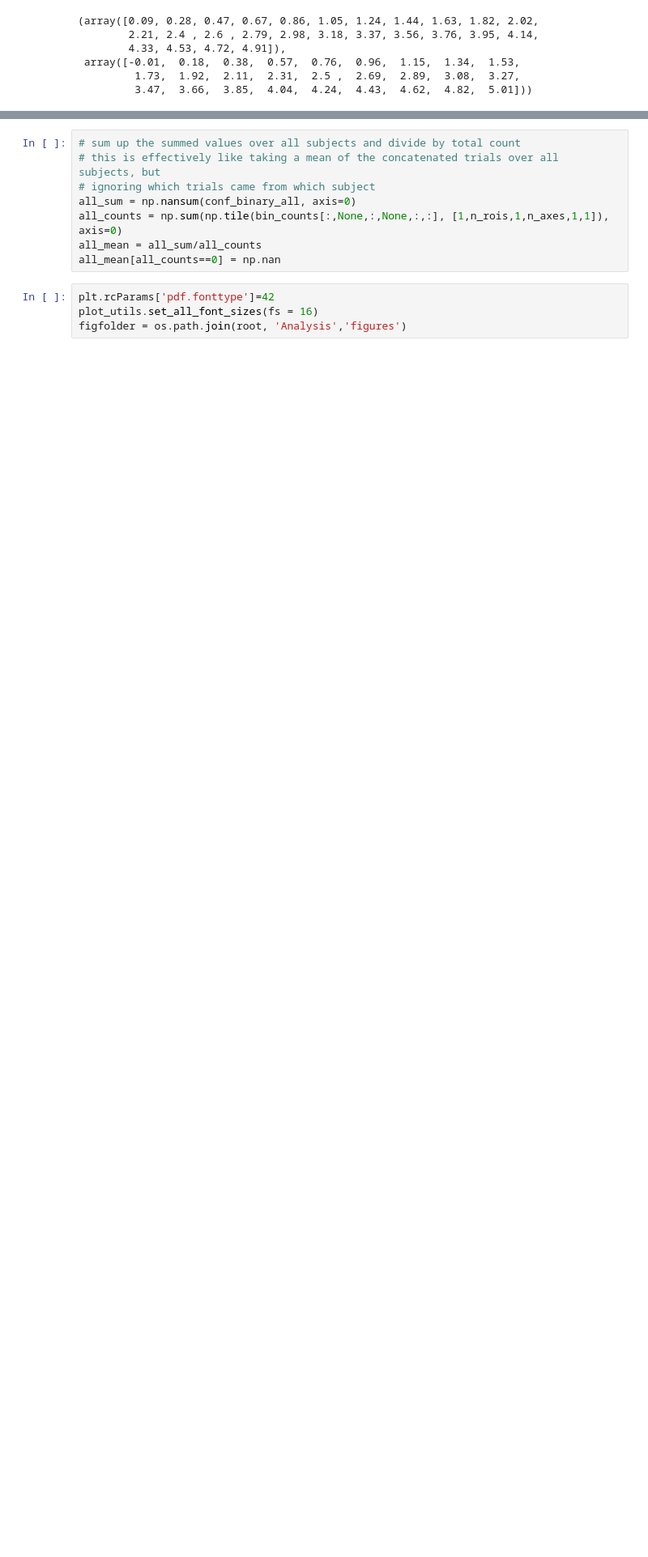
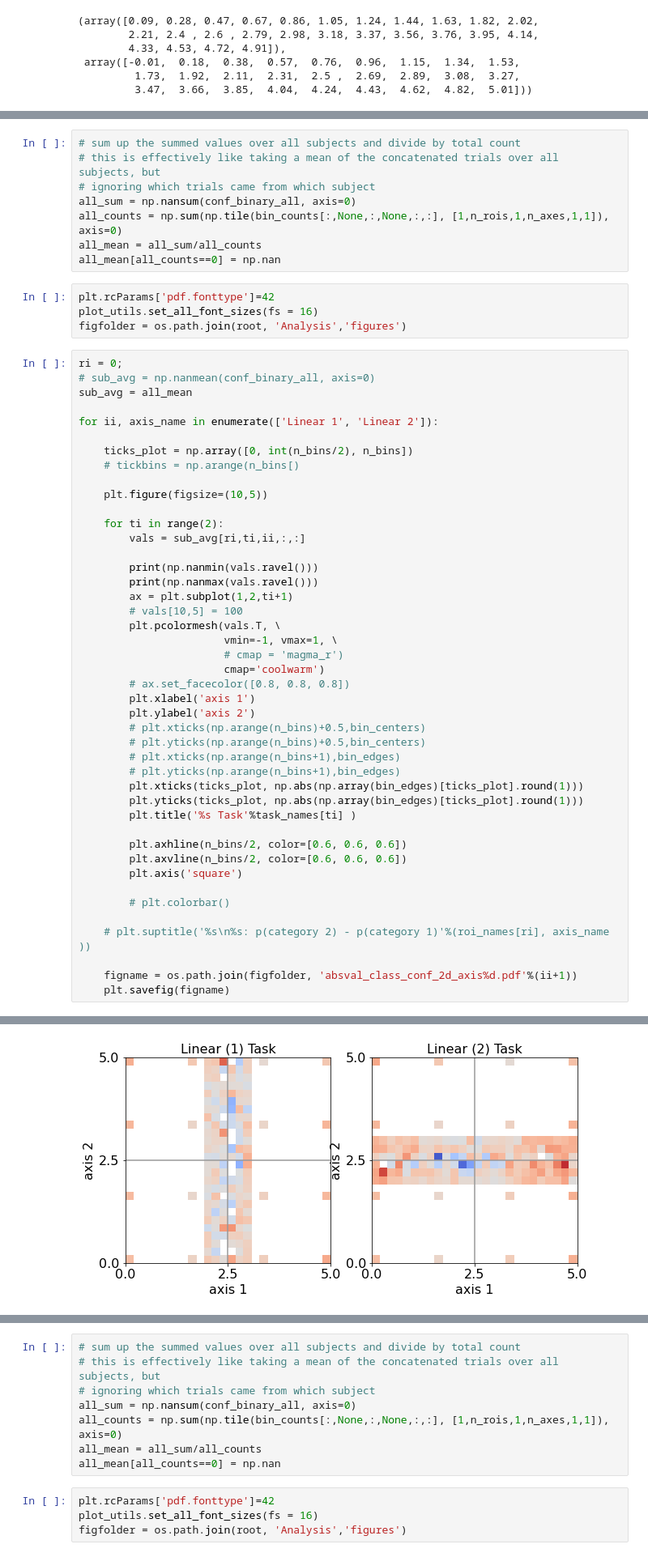
Before and after one commit to mmhenderson/shapeDim, a Jupyter notebook: Analysis/multinomial_decoding/vis_class_preds.ipynb, the cells around one changed output, grey strips where cells are left out. Shown at 81% size. Drawn from its saved outputs; the diff is of its cells as text; blank space fills up the shorter version.

```diff
--- a/Analysis/multinomial_decoding/vis_class_preds.ipynb
+++ b/Analysis/multinomial_decoding/vis_class_preds.ipynb
@@ -73,0 +128,57 @@ bin_centers, bin_edges
+# %%
+# sum up the summed values over all subjects and divide by total count
+# this is effectively like taking a mean of the concatenated trials over all subjects, but
+# ignoring which trials came from which subject
+all_sum = np.nansum(conf_binary_all, axis=0)
+all_counts = np.sum(np.tile(bin_counts[:,None,:,None,:,:], [1,n_rois,1,n_axes,1,1]), axis=0)
+all_mean = all_sum/all_counts
+all_mean[all_counts==0] = np.nan
+# %%
+plt.rcParams['pdf.fonttype']=42
+plot_utils.set_all_font_sizes(fs = 16)
+figfolder = os.path.join(root, 'Analysis','figures')
+# %%
+ri = 0;
+# sub_avg = np.nanmean(conf_binary_all, axis=0)
+sub_avg = all_mean
+
+for ii, axis_name in enumerate(['Linear 1', 'Linear 2']):
+
+    ticks_plot = np.array([0, int(n_bins/2), n_bins])
+    # tickbins = np.arange(n_bins[)
+
+    plt.figure(figsize=(10,5))
+
+    for ti in range(2):
+        vals = sub_avg[ri,ti,ii,:,:]
+
+        print(np.nanmin(vals.ravel()))
+        print(np.nanmax(vals.ravel()))
+        ax = plt.subplot(1,2,ti+1)
+        # vals[10,5] = 100
+        plt.pcolormesh(vals.T, \
+                       vmin=-1, vmax=1, \
+                       # cmap = 'magma_r')
+                       cmap='coolwarm')
+        # ax.set_facecolor([0.8, 0.8, 0.8])
+        plt.xlabel('axis 1')
+        plt.ylabel('axis 2')
+        # plt.xticks(np.arange(n_bins)+0.5,bin_centers)
+        # plt.yticks(np.arange(n_bins)+0.5,bin_centers)
+        # plt.xticks(np.arange(n_bins+1),bin_edges)
+        # plt.yticks(np.arange(n_bins+1),bin_edges)
+        plt.xticks(ticks_plot, np.abs(np.array(bin_edges)[ticks_plot].round(1)))
+        plt.yticks(ticks_plot, np.abs(np.array(bin_edges)[ticks_plot].round(1)))
+        plt.title('%s Task'%task_names[ti] )
+
+        plt.axhline(n_bins/2, color=[0.6, 0.6, 0.6])
+        plt.axvline(n_bins/2, color=[0.6, 0.6, 0.6])
+        plt.axis('square')
+
+        # plt.colorbar()
+
+    # plt.suptitle('%s\n%s: p(category 2) - p(category 1)'%(roi_names[ri], axis_name ))
+
+    figname = os.path.join(figfolder, 'absval_class_conf_2d_axis%d.pdf'%(ii+1))
+    plt.savefig(figname)
+# %% [output]
@@ -73,0 +193 @@ bin_centers, bin_edges
+[figure, added]
```
Also changed, not shown: parts of 6 cells of this notebook, 16 other files.
